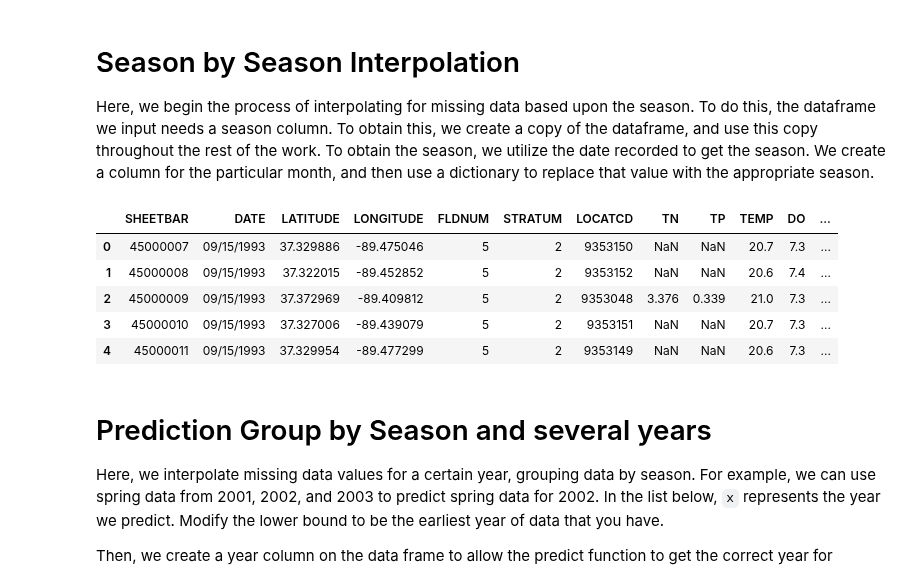
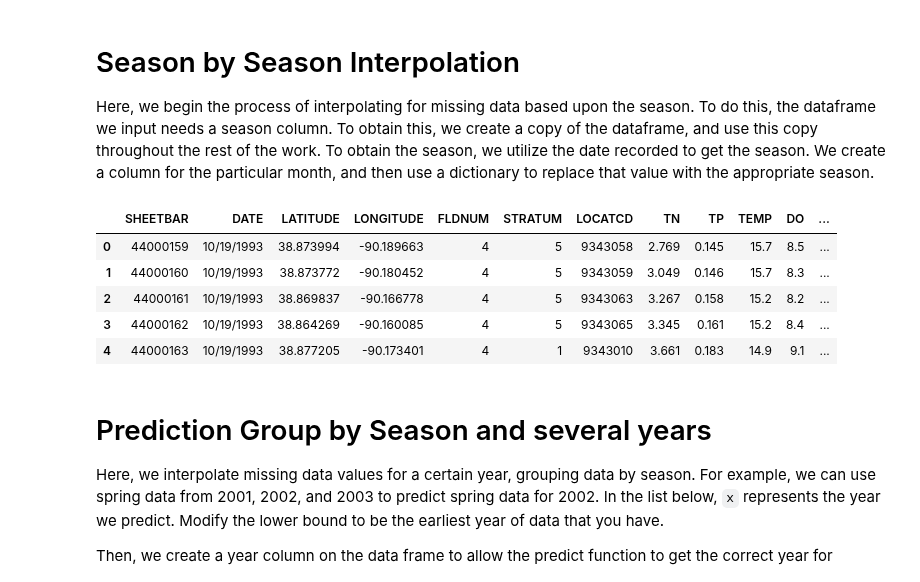
Before and after one commit to amberlee0516/UMR-TDA-2021, a Jupyter notebook: InterpolationCode/DataInterpolation.ipynb, the cells around one changed output. Saved outputs shown, nothing was run; the diff lists cells and outputs as text; code cells hidden in the pictures.

```diff
--- a/InterpolationCode/DataInterpolation.ipynb
+++ b/InterpolationCode/DataInterpolation.ipynb
@@ -34,7 +34,7 @@ dataFrame Made
 # Filter for your pool
 Resets the index as well. This is done through the `FLDNUM` parameter, and can be found in accompanying documentation for the correct pool number.
 # %%
-dataFrame = dataFrame[dataFrame['FLDNUM'] == 5]
+dataFrame = dataFrame[dataFrame['FLDNUM'] == 4]
 print(dataFrame.shape)
 dataFrame  = dataFrame.reset_index(drop = True)
 dataFrame.head()
@@ -334,32 +334,33 @@ Functions have been loaded
 # Season by Season Interpolation
 Here, we begin the process of interpolating for missing data based upon the season. To do this, the dataframe we input needs a season column. To obtain this, we create a copy of the dataframe, and use this copy throughout the rest of the work. To obtain the season, we utilize the date recorded to get the season. We create a column for the particular month, and then use a dictionary to replace that value with the appropriate season.
 # %%
-newData = dataFrame.copy()
-newData["MONTH"] = pd.DatetimeIndex(dataFrame["DATE"]).month
-newData["SEASON"] = newData["MONTH"]
+df = dataFrame.copy()
+df["MONTH"] = pd.DatetimeIndex(dataFrame["DATE"]).month
+df["YEAR"] = pd.DatetimeIndex(dataFrame["DATE"]).year
+df["SEASON"] = df["MONTH"]
 seasons = {3 : 'SPRING',
            4 : 'SPRING',
            5 : 'SPRING',
            6 : 'SUMMER',
            7 : 'SUMMER',
            8 : 'SUMMER',
            9 : 'FALL',
            10 : 'FALL',
            11: 'FALL',
            12: 'WINTER',
            1: 'WINTER',
            2: 'WINTER'}
-newData = newData.replace({"SEASON" : seasons})
+df = df.replace({"SEASON" : seasons})
 # for index, row in newData.iterrows():
 #     newData.loc[index, 'SEASON'] = seasons
-newData.head()
+df.head()
 # %% [output]
 |  | SHEETBAR | DATE | LATITUDE | LONGITUDE | FLDNUM | STRATUM | LOCATCD | TN | TP | TEMP | DO | ... |
-| 0 | 45000007 | 09/15/1993 | 37.329886 | -89.475046 | 5 | 2 | 9353150 | NaN | NaN | 20.7 | 7.3 | ... |
-| 1 | 45000008 | 09/15/1993 | 37.322015 | -89.452852 | 5 | 2 | 9353152 | NaN | NaN | 20.6 | 7.4 | ... |
-| 2 | 45000009 | 09/15/1993 | 37.372969 | -89.409812 | 5 | 2 | 9353048 | 3.376 | 0.339 | 21.0 | 7.3 | ... |
-| 3 | 45000010 | 09/15/1993 | 37.327006 | -89.439079 | 5 | 2 | 9353151 | NaN | NaN | 20.7 | 7.3 | ... |
-| 4 | 45000011 | 09/15/1993 | 37.329954 | -89.477299 | 5 | 2 | 9353149 | NaN | NaN | 20.6 | 7.3 | ... |
+| 0 | 44000159 | 10/19/1993 | 38.873994 | -90.189663 | 4 | 5 | 9343058 | 2.769 | 0.145 | 15.7 | 8.5 | ... |
+| 1 | 44000160 | 10/19/1993 | 38.873772 | -90.180452 | 4 | 5 | 9343059 | 3.049 | 0.146 | 15.7 | 8.3 | ... |
+| 2 | 44000161 | 10/19/1993 | 38.869837 | -90.166778 | 4 | 5 | 9343063 | 3.267 | 0.158 | 15.2 | 8.2 | ... |
+| 3 | 44000162 | 10/19/1993 | 38.864269 | -90.160085 | 4 | 5 | 9343065 | 3.345 | 0.161 | 15.2 | 8.4 | ... |
+| 4 | 44000163 | 10/19/1993 | 38.877205 | -90.173401 | 4 | 1 | 9343010 | 3.661 | 0.183 | 14.9 | 9.1 | ... |
 # %% [markdown]
 # Prediction Group by Season and several years
 
```
Also changed, not shown: parts of 8 cells of this notebook.
